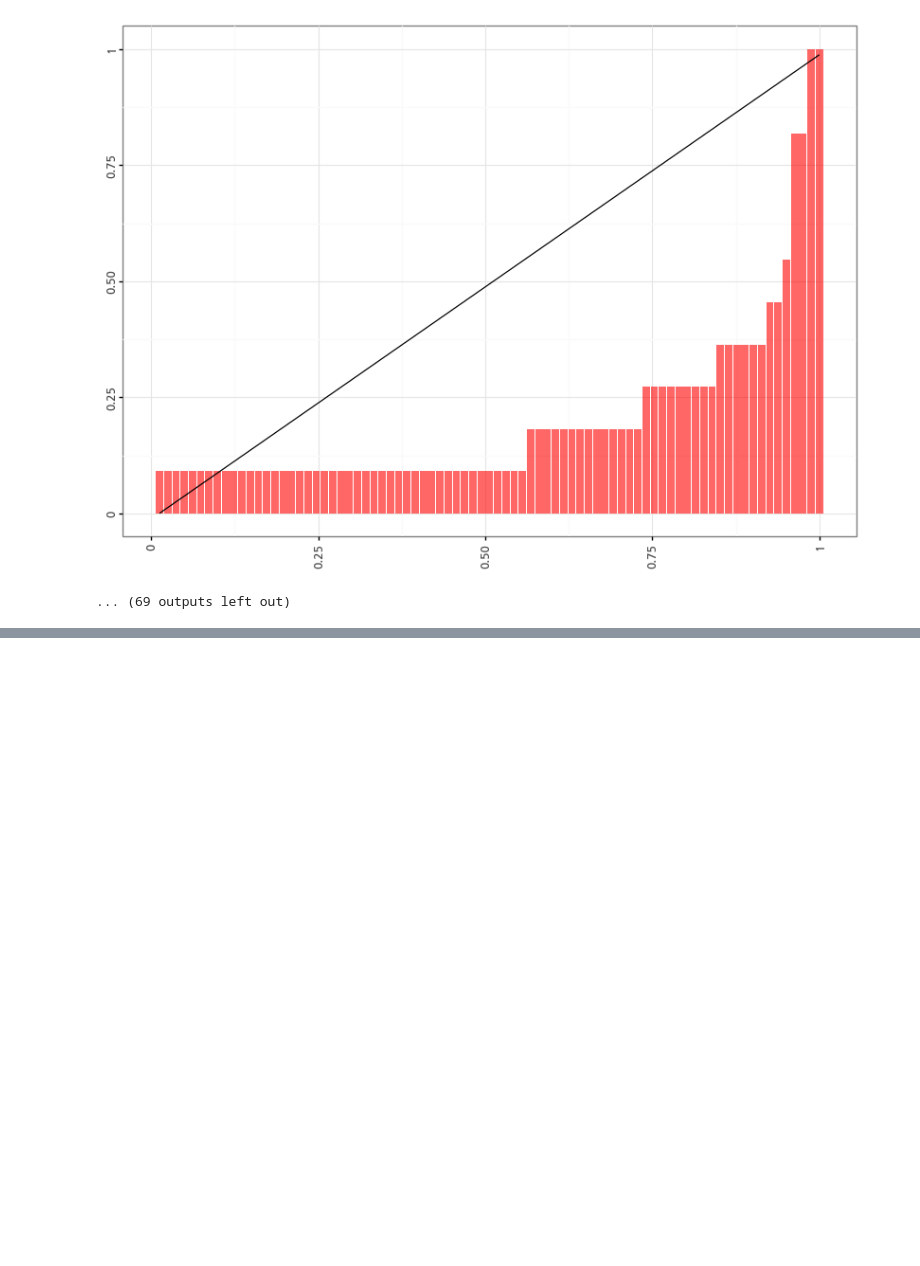
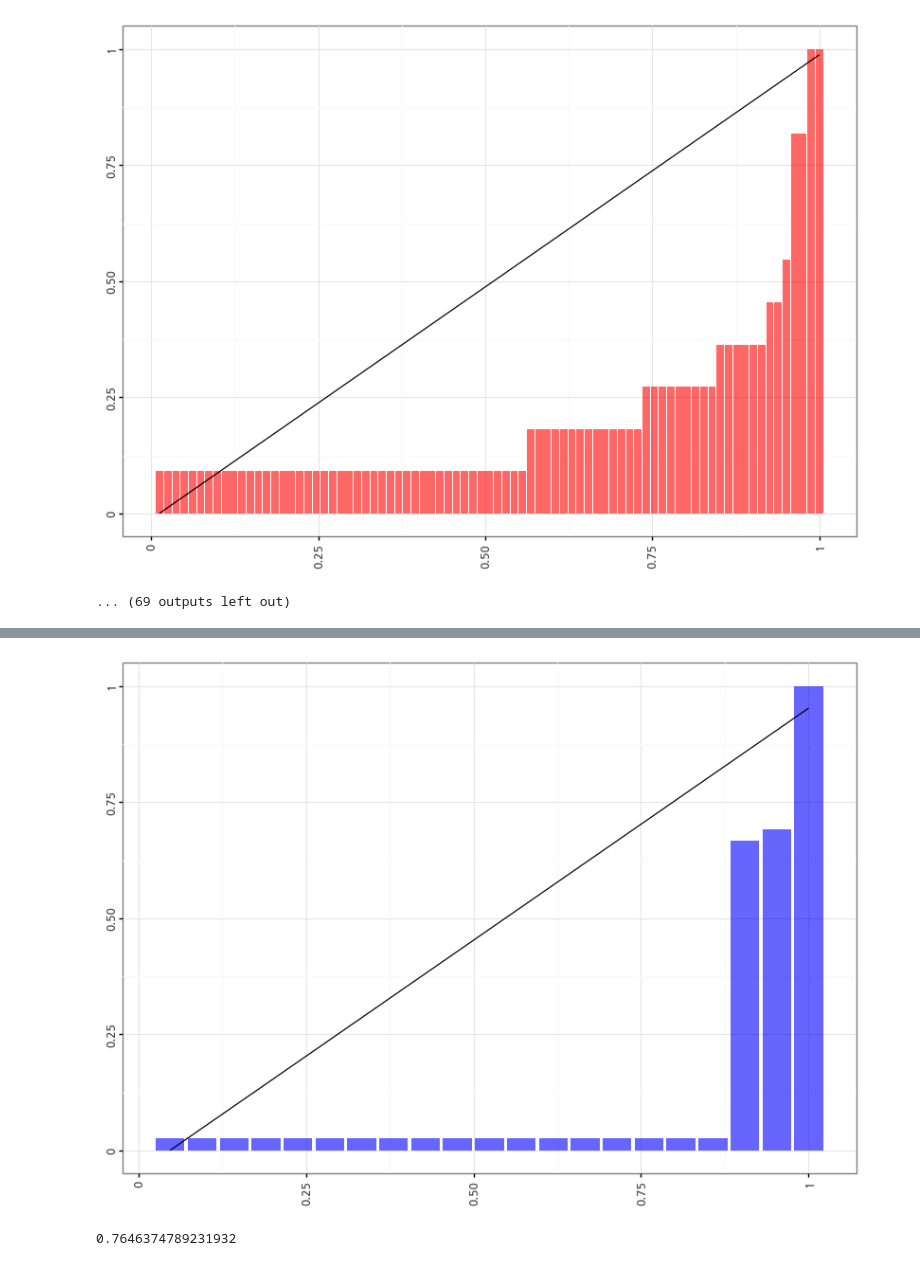
Before and after one commit to lawcompany/data_analytics, a Jupyter notebook: adhoc/cj/notebook/lawyersprint_tag.ipynb, the cells around one changed output, grey strips where cells are left out. Cells and saved outputs as stored; diff of their text form; code cells hidden in the pictures; blank space fills up the shorter version.

```diff
--- a/adhoc/cj/notebook/lawyersprint_tag.ipynb
+++ b/adhoc/cj/notebook/lawyersprint_tag.ipynb
@@ -194,0 +225,5 @@ for idx, i in enumerate(extract_advice.groupby("adCategory_name")._id.count().so
+# %%
+get_gini(tmp[tmp.tp == "outer"], "_id", color = "blue")
+# %% [output]
+[figure, added]
+0.7646374789231932
```
Also changed, not shown: parts of 5 cells of this notebook.
